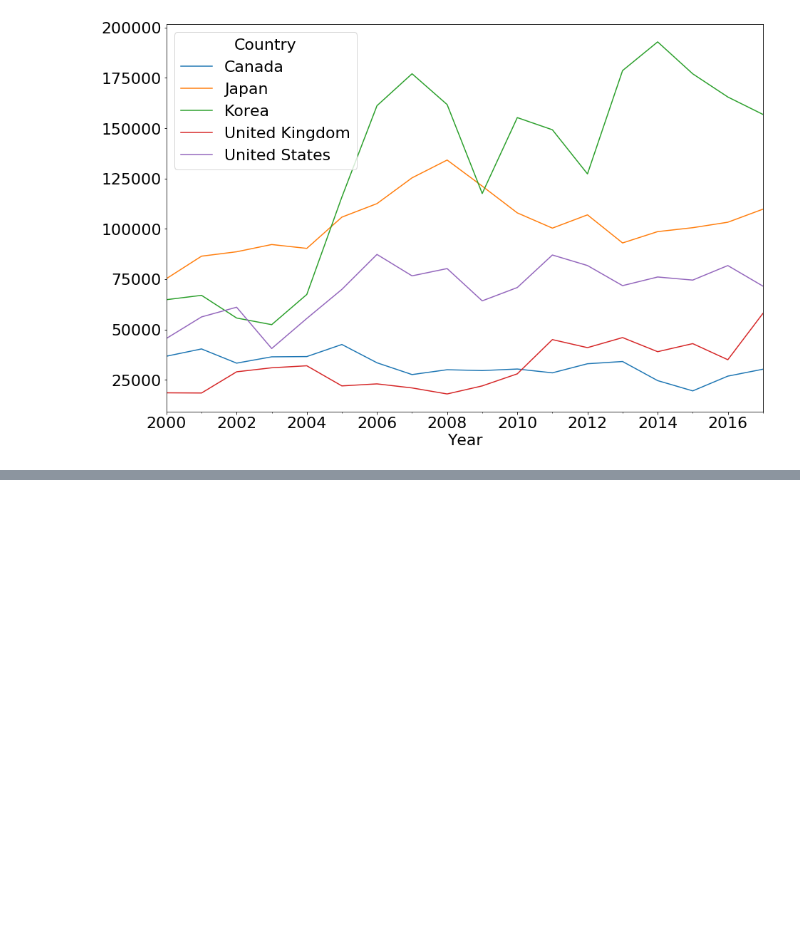
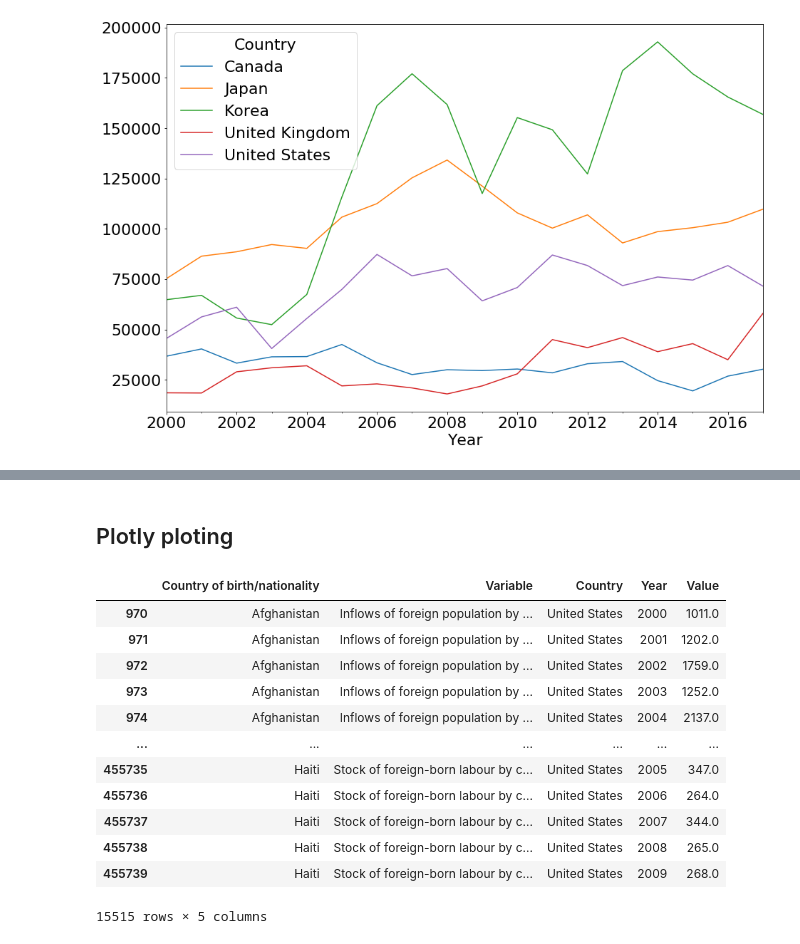
Before and after one commit to qzhang0130/ImmigrationAnalysis, a Jupyter notebook: ChineseEmmigrationAnalysis.ipynb, the cells around one changed output, grey strips where cells are left out. Cells and saved outputs as stored; diff of their text form; code cells hidden in the pictures; blank space fills up the shorter version.

```diff
--- a/ChineseEmmigrationAnalysis.ipynb
+++ b/ChineseEmmigrationAnalysis.ipynb
@@ -83,0 +76,2 @@ DatetimeIndex(['2000-01-01', '2001-01-01', '2002-01-01', '2003-01-01',
+# %% [markdown]
+## Plotly ploting
@@ -83,0 +80,16 @@ DatetimeIndex(['2000-01-01', '2001-01-01', '2002-01-01', '2003-01-01',
+# %%
+df.query("Country =='United States'")
+# %% [output]
+|  | Country of birth/nationality | Variable | Country | Year | Value |
+| 970 | Afghanistan | Inflows of foreign population by ... | United States | 2000 | 1011.0 |
+| 971 | Afghanistan | Inflows of foreign population by ... | United States | 2001 | 1202.0 |
+| 972 | Afghanistan | Inflows of foreign population by ... | United States | 2002 | 1759.0 |
+| 973 | Afghanistan | Inflows of foreign population by ... | United States | 2003 | 1252.0 |
+| 974 | Afghanistan | Inflows of foreign population by ... | United States | 2004 | 2137.0 |
+| ... | ... | ... | ... | ... | ... |
+| 455735 | Haiti | Stock of foreign-born labour by c... | United States | 2005 | 347.0 |
+| 455736 | Haiti | Stock of foreign-born labour by c... | United States | 2006 | 264.0 |
+| 455737 | Haiti | Stock of foreign-born labour by c... | United States | 2007 | 344.0 |
+| 455738 | Haiti | Stock of foreign-born labour by c... | United States | 2008 | 265.0 |
+| 455739 | Haiti | Stock of foreign-born labour by c... | United States | 2009 | 268.0 |
+15515 rows × 5 columns
```
Also changed, not shown: parts of 4 cells of this notebook.
